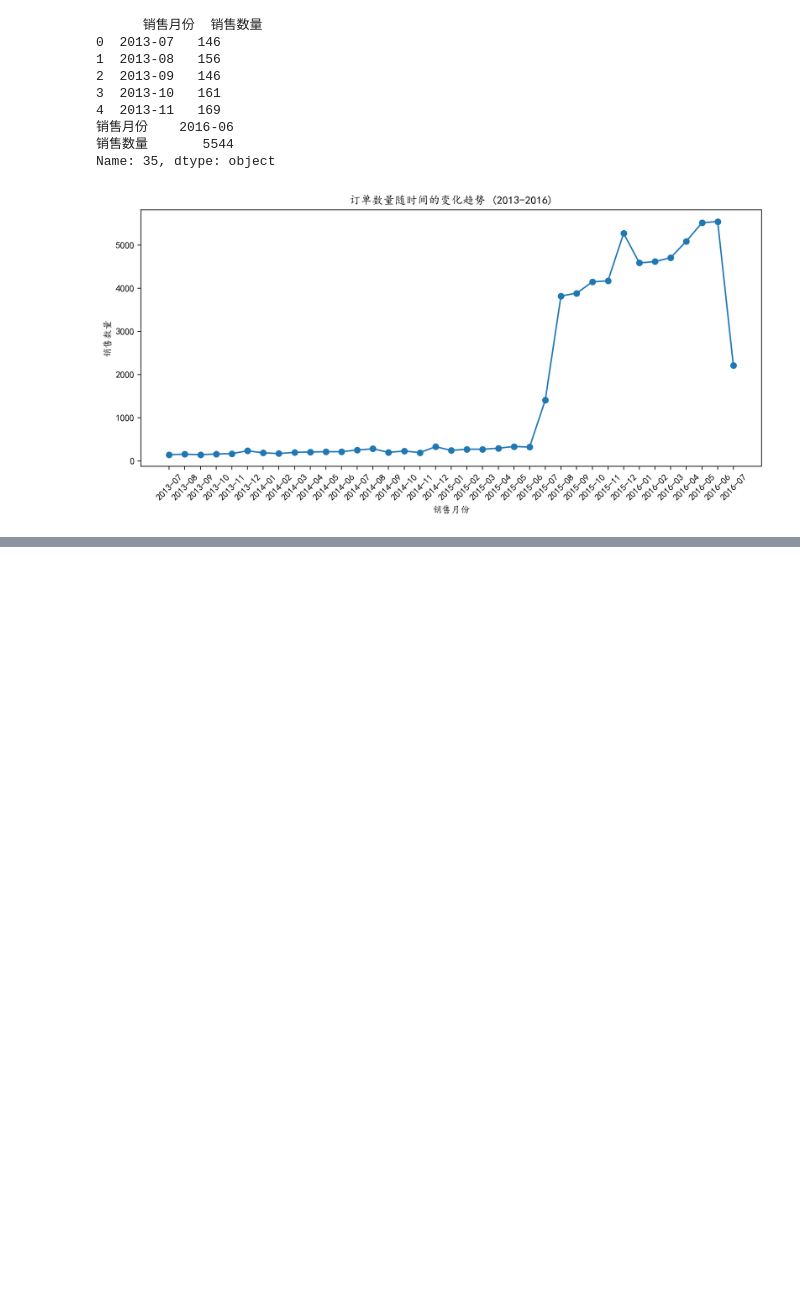
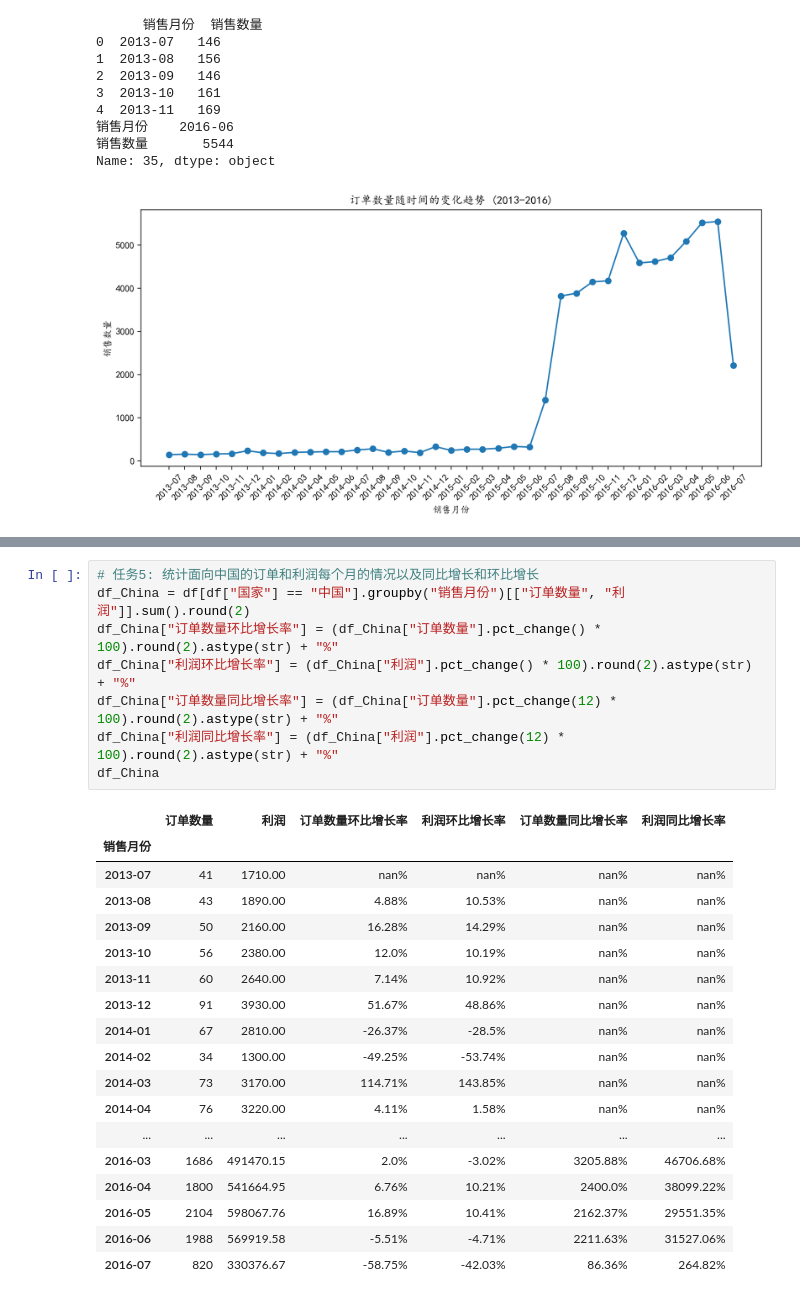
Before and after one commit to JasperJLYu/Pandas, a Jupyter notebook: demos/订单销售数据分析/data_analysis.ipynb, the cells around one changed output, grey strips where cells are left out. Drawn from its saved outputs; the diff is of its cells as text; blank space fills up the shorter version.

```diff
--- a/demos/订单销售数据分析/data_analysis.ipynb
+++ b/demos/订单销售数据分析/data_analysis.ipynb
@@ -97,0 +139,27 @@ Name: 35, dtype: object
+# %%
+# 任务5: 统计面向中国的订单和利润每个月的情况以及同比增长和环比增长
+df_China = df[df["国家"] == "中国"].groupby("销售月份")[["订单数量", "利润"]].sum().round(2)
+df_China["订单数量环比增长率"] = (df_China["订单数量"].pct_change() * 100).round(2).astype(str) + "%"
+df_China["利润环比增长率"] = (df_China["利润"].pct_change() * 100).round(2).astype(str) + "%"
+df_China["订单数量同比增长率"] = (df_China["订单数量"].pct_change(12) * 100).round(2).astype(str) + "%"
+df_China["利润同比增长率"] = (df_China["利润"].pct_change(12) * 100).round(2).astype(str) + "%"
+df_China
+# %% [output]
+|  | 订单数量 | 利润 | 订单数量环比增长率 | 利润环比增长率 | 订单数量同比增长率 | 利润同比增长率 |
+| 销售月份 |  |  |  |  |  |  |
+| 2013-07 | 41 | 1710.00 | nan% | nan% | nan% | nan% |
+| 2013-08 | 43 | 1890.00 | 4.88% | 10.53% | nan% | nan% |
+| 2013-09 | 50 | 2160.00 | 16.28% | 14.29% | nan% | nan% |
+| 2013-10 | 56 | 2380.00 | 12.0% | 10.19% | nan% | nan% |
+| 2013-11 | 60 | 2640.00 | 7.14% | 10.92% | nan% | nan% |
+| 2013-12 | 91 | 3930.00 | 51.67% | 48.86% | nan% | nan% |
+| 2014-01 | 67 | 2810.00 | -26.37% | -28.5% | nan% | nan% |
+| 2014-02 | 34 | 1300.00 | -49.25% | -53.74% | nan% | nan% |
+| 2014-03 | 73 | 3170.00 | 114.71% | 143.85% | nan% | nan% |
+| 2014-04 | 76 | 3220.00 | 4.11% | 1.58% | nan% | nan% |
+| ... | ... | ... | ... | ... | ... | ... |
+| 2016-03 | 1686 | 491470.15 | 2.0% | -3.02% | 3205.88% | 46706.68% |
+| 2016-04 | 1800 | 541664.95 | 6.76% | 10.21% | 2400.0% | 38099.22% |
+| 2016-05 | 2104 | 598067.76 | 16.89% | 10.41% | 2162.37% | 29551.35% |
+| 2016-06 | 1988 | 569919.58 | -5.51% | -4.71% | 2211.63% | 31527.06% |
+| 2016-07 | 820 | 330376.67 | -58.75% | -42.03% | 86.36% | 264.82% |
```
Also changed, not shown: parts of 3 cells of this notebook.
